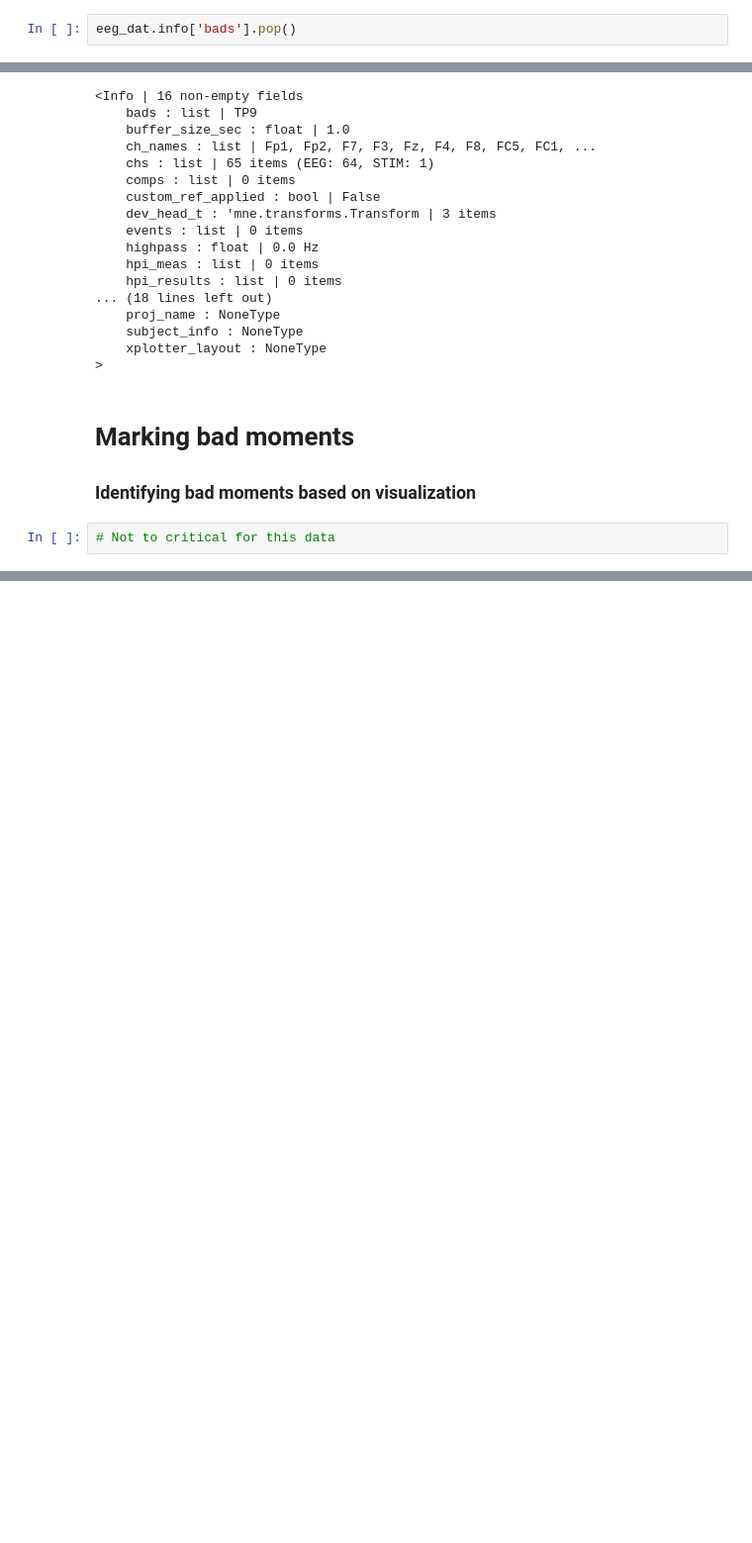
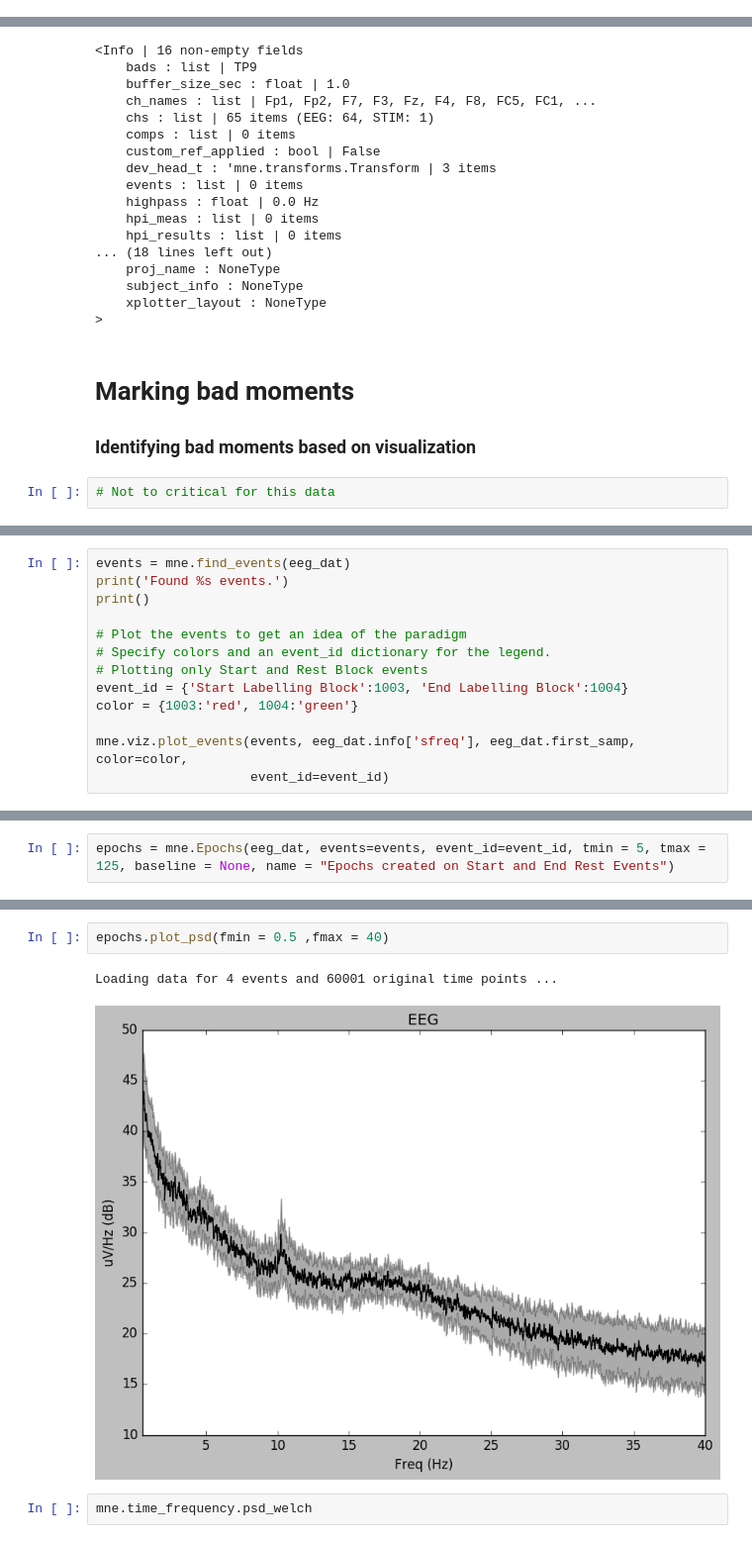
Before and after one commit to voytekresearch/EEGMapping, a Jupyter notebook: MNE-LocalData.ipynb, the cells around one changed output, grey strips where cells are left out. Shown at 99% size. Drawn from its saved outputs; the diff is of its cells as text; blank space fills up the shorter version.

Commit message:
Mega Update: Marked bad channels, Re-referenced data, Epoched data and dropped bad epochs, calculated and plot PSDs

```diff
--- a/MNE-LocalData.ipynb
+++ b/MNE-LocalData.ipynb
@@ -165,2 +161,0 @@ print('Bad channels: ', eeg_dat.info['bads'])
-# %%
-eeg_dat.info['bads'].pop()
@@ -193,0 +189,13 @@ eeg_dat.info
+# %%
+events = mne.find_events(eeg_dat)
+print('Found %s events.')
+print()
+
+# Plot the events to get an idea of the paradigm
+# Specify colors and an event_id dictionary for the legend.
+# Plotting only Start and Rest Block events
+event_id = {'Start Labelling Block':1003, 'End Labelling Block':1004}
+color = {1003:'red', 1004:'green'}
+
+mne.viz.plot_events(events, eeg_dat.info['sfreq'], eeg_dat.first_samp, color=color,
+                    event_id=event_id)
@@ -193,0 +217,2 @@ eeg_dat.info
+# %%
+epochs = mne.Epochs(eeg_dat, events=events, event_id=event_id, tmin = 5, tmax = 125, baseline = None, name = "Epochs created on Start and End Rest Events")
@@ -193,0 +235,7 @@ eeg_dat.info
+# %%
+epochs.plot_psd(fmin = 0.5 ,fmax = 40)
+# %% [output]
+Loading data for 4 events and 60001 original time points ...
+[figure, added]
+# %%
+mne.time_frequency.psd_welch
```
Also changed, not shown: parts of 18 cells of this notebook.
